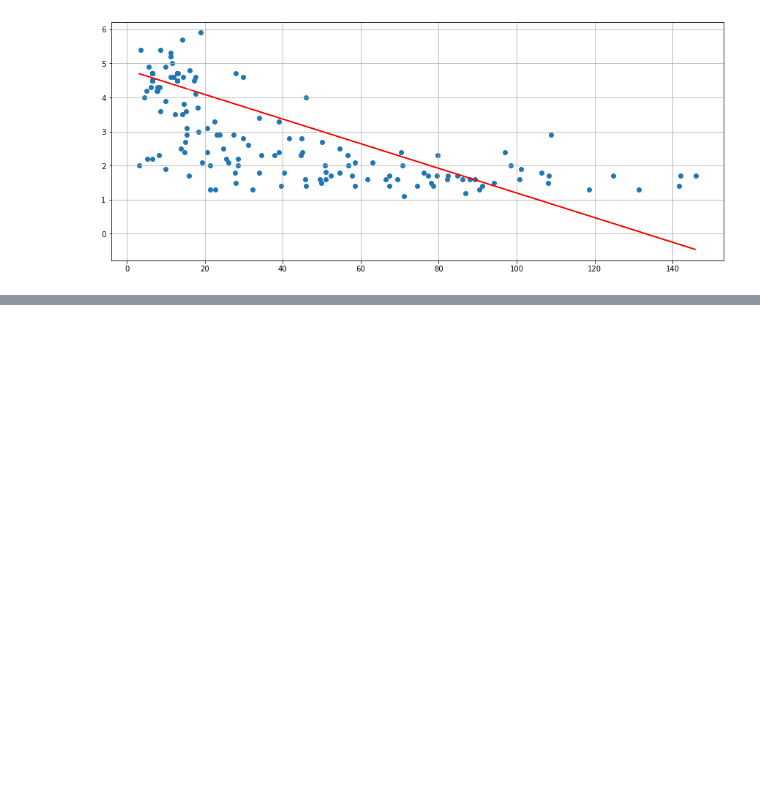
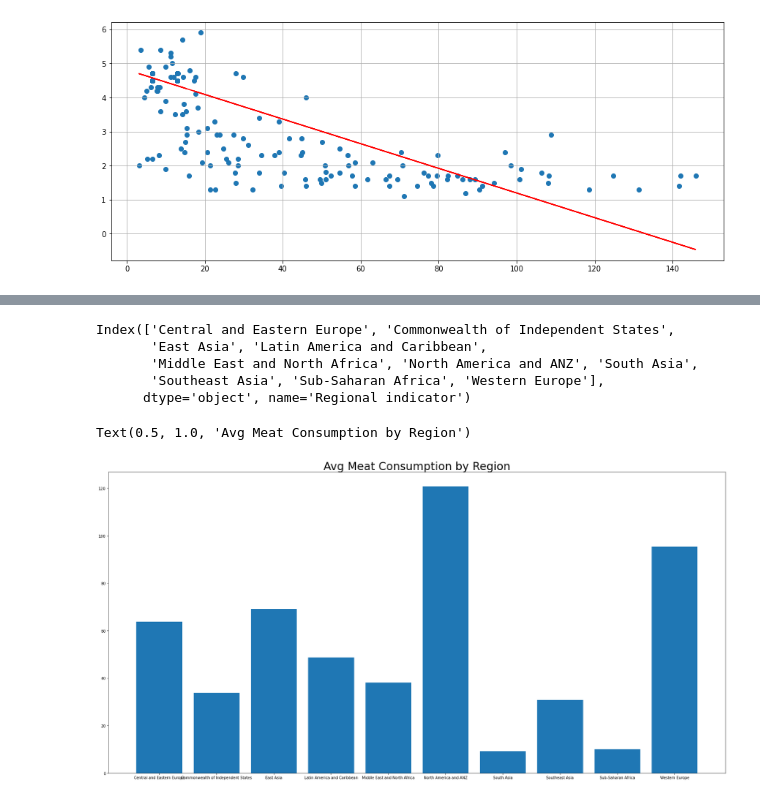
Before and after one commit to ermcgrew/bootcamp_project_one, a Jupyter notebook: ElenaETL.ipynb, the cells around one changed output, grey strips where cells are left out. Saved outputs shown, nothing was run; the diff lists cells and outputs as text; code cells hidden in the pictures; blank space fills up the shorter version.

```diff
--- a/ElenaETL.ipynb
+++ b/ElenaETL.ipynb
@@ -30,0 +54,3 @@ plt.show()
+# %%
+grpmeat= grpbyreg['Meat consumption']
+grpmeat
@@ -30,0 +70,15 @@ plt.show()
+# %%
+grpbyreg.index
+# %% [output]
+Index(['Central and Eastern Europe', 'Commonwealth of Independent States',
+       'East Asia', 'Latin America and Caribbean',
+       'Middle East and North Africa', 'North America and ANZ', 'South Asia',
+       'Southeast Asia', 'Sub-Saharan Africa', 'Western Europe'],
+      dtype='object', name='Regional indicator')
+# %%
+plt.figure(figsize=[30,15])
+plt.bar(grpbyreg.index,grpmeat, align="center")
+plt.title('Avg Meat Consumption by Region', fontsize=30)
+# %% [output]
+Text(0.5, 1.0, 'Avg Meat Consumption by Region')
+[figure, added]
```
Also changed, not shown: parts of 5 cells of this notebook.
